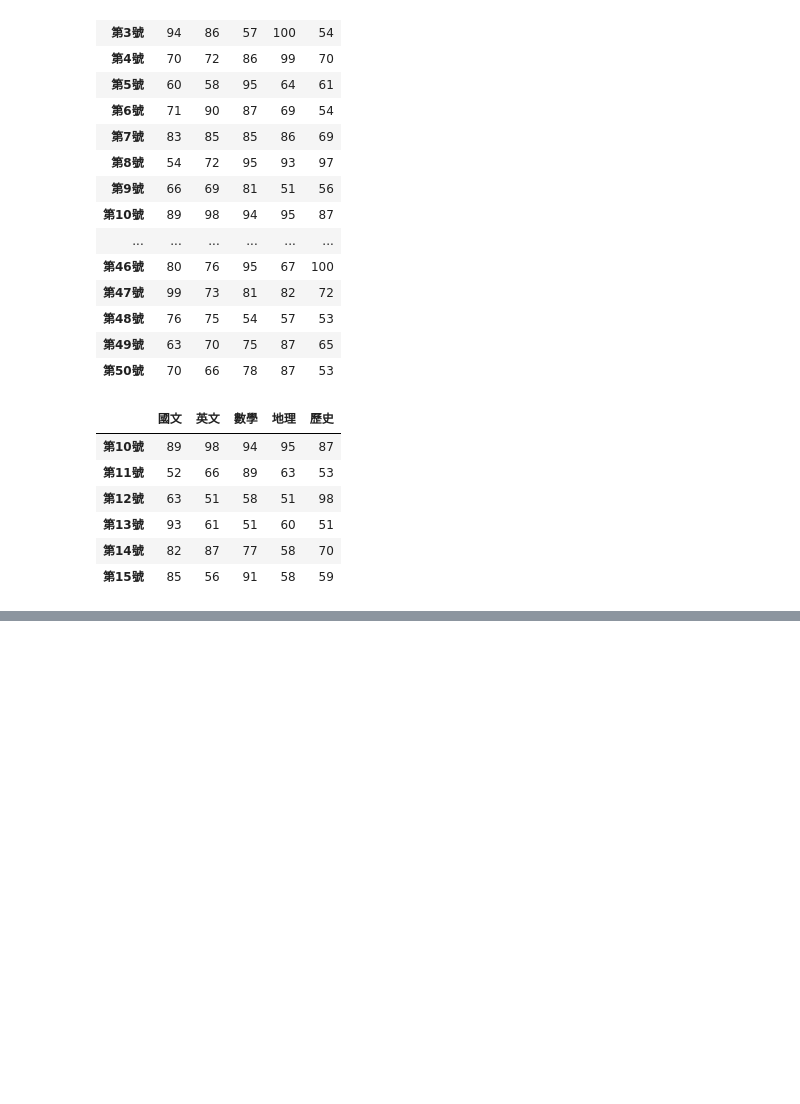
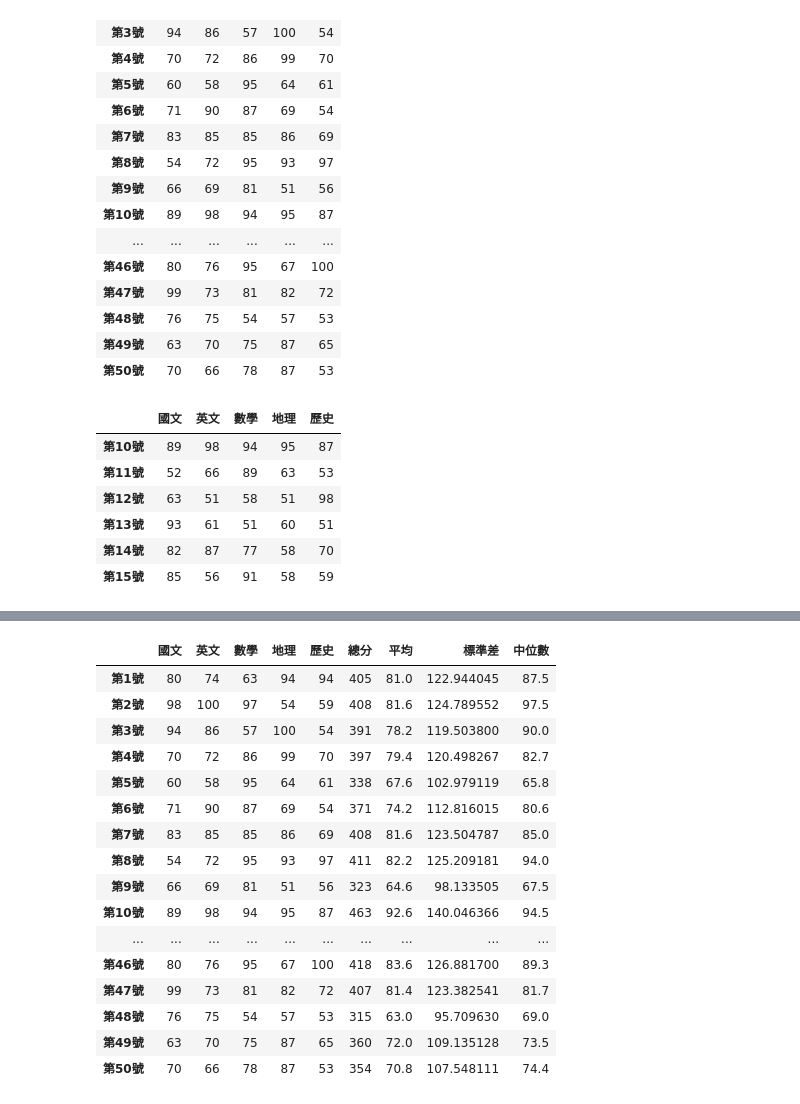
Before and after one commit to Shanpochen/_class_, a Jupyter notebook: lesson11.ipynb, the cells around one changed output, grey strips where cells are left out. Cells and saved outputs as stored; diff of their text form; code cells hidden in the pictures; blank space fills up the shorter version.

```diff
--- a/lesson11.ipynb
+++ b/lesson11.ipynb
@@ -122,0 +143,6 @@ df1.loc['第10號':'第15號']
+# %%
+df1.sum(axis=1)
+student_sum = df1.sum(axis=1)
+student_mean = df1.mean(axis=1)
+df1['總分'] = student_sum
+df1['平均'] = student_mean
@@ -122,0 +169,4 @@ df1.loc['第10號':'第15號']
+# %%
+student_std = df1.std(axis=1)
+df1['標準差'] = student_std
+df1
@@ -122,0 +191,22 @@ df1.loc['第10號':'第15號']
+# %%
+student_median = df1.median(axis=1)
+df1['中位數'] = student_median
+df1
+# %% [output]
+|  | 國文 | 英文 | 數學 | 地理 | 歷史 | 總分 | 平均 | 標準差 | 中位數 |
+| 第1號 | 80 | 74 | 63 | 94 | 94 | 405 | 81.0 | 122.944045 | 87.5 |
+| 第2號 | 98 | 100 | 97 | 54 | 59 | 408 | 81.6 | 124.789552 | 97.5 |
+| 第3號 | 94 | 86 | 57 | 100 | 54 | 391 | 78.2 | 119.503800 | 90.0 |
+| 第4號 | 70 | 72 | 86 | 99 | 70 | 397 | 79.4 | 120.498267 | 82.7 |
+| 第5號 | 60 | 58 | 95 | 64 | 61 | 338 | 67.6 | 102.979119 | 65.8 |
+| 第6號 | 71 | 90 | 87 | 69 | 54 | 371 | 74.2 | 112.816015 | 80.6 |
+| 第7號 | 83 | 85 | 85 | 86 | 69 | 408 | 81.6 | 123.504787 | 85.0 |
+| 第8號 | 54 | 72 | 95 | 93 | 97 | 411 | 82.2 | 125.209181 | 94.0 |
+| 第9號 | 66 | 69 | 81 | 51 | 56 | 323 | 64.6 | 98.133505 | 67.5 |
+| 第10號 | 89 | 98 | 94 | 95 | 87 | 463 | 92.6 | 140.046366 | 94.5 |
+| ... | ... | ... | ... | ... | ... | ... | ... | ... | ... |
+| 第46號 | 80 | 76 | 95 | 67 | 100 | 418 | 83.6 | 126.881700 | 89.3 |
+| 第47號 | 99 | 73 | 81 | 82 | 72 | 407 | 81.4 | 123.382541 | 81.7 |
+| 第48號 | 76 | 75 | 54 | 57 | 53 | 315 | 63.0 | 95.709630 | 69.0 |
+| 第49號 | 63 | 70 | 75 | 87 | 65 | 360 | 72.0 | 109.135128 | 73.5 |
+| 第50號 | 70 | 66 | 78 | 87 | 53 | 354 | 70.8 | 107.548111 | 74.4 |
```
Also changed, not shown: parts of 3 cells of this notebook.
